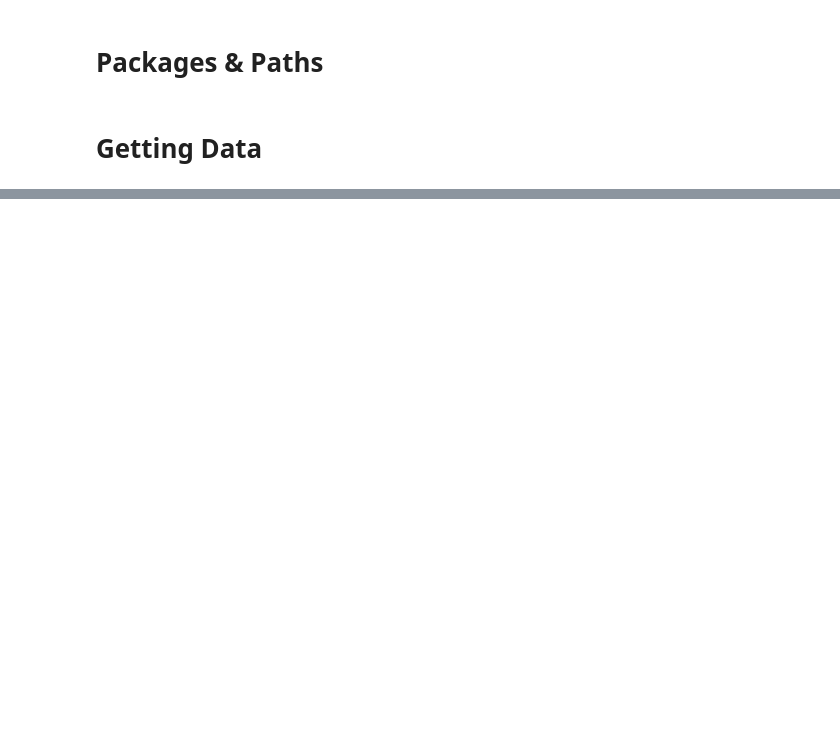
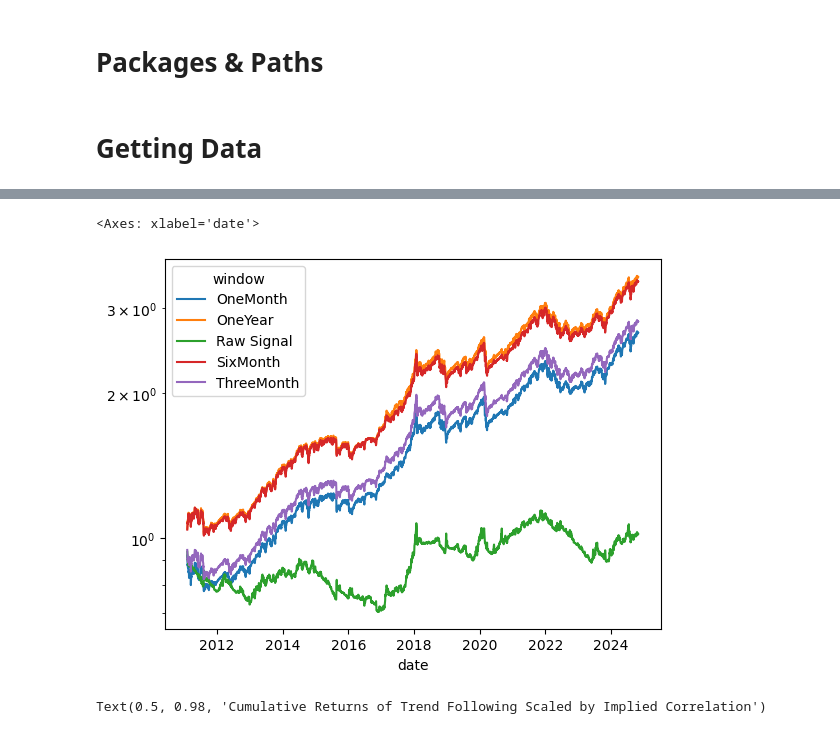
Before and after one commit to diegodalvarez/TrendSystem, a Jupyter notebook: Research/SignalResearch/1ImpliedCorrelationSignals.ipynb, the cells around one changed output, grey strips where cells are left out. Saved outputs shown, nothing was run; the diff lists cells and outputs as text; code cells hidden in the pictures; blank space fills up the shorter version.

Commit message:
Fix Implied Correlation

```diff
--- a/Research/SignalResearch/1ImpliedCorrelationSignals.ipynb
+++ b/Research/SignalResearch/1ImpliedCorrelationSignals.ipynb
@@ -581,0 +78,21 @@ Dao, T.-L., Nguyen, T.-T., Deremble, C., Lempérière, Y., Bouchaud, J.-P., & Po
+# %%
+df_corr_scaled_rtn = (df_combined
+    .assign(adj_val = lambda x: x.scaler * x.px_diff)
+    [["ticker", "date", "px_diff", "window", "adj_val"]])
+# %%
+df_signal = (df_corr_scaled_rtn
+    .pivot(index = ["date", "ticker", "px_diff"], columns = "window", values = "adj_val")
+    .reset_index()
+    .melt(id_vars = ["date", "ticker"])
+    .assign(name = lambda x: x.ticker + "-" + x.window)
+    .pivot(index = "date", columns = "name", values = "value")
+    .apply(lambda x: x / x.ewm(span = 10, adjust = False).std())
+    .apply(lambda x: x.ewm(span = 100, adjust = False).mean())
+    .shift()
+    .reset_index()
+    .melt(id_vars = "date", value_name = "signal")
+    .assign(
+        ticker = lambda x: x.name.str.split("-").str[0],
+        window = lambda x: x.name.str.split("-").str[1])
+    .drop(columns = ["name"])
+    .replace({"px_diff": "Raw Signal"}))
@@ -581,0 +111,18 @@ Dao, T.-L., Nguyen, T.-T., Deremble, C., Lempérière, Y., Bouchaud, J.-P., & Po
+# %%
+df_signal_rtn = (df_signal
+    .merge(right = df_px, how = "inner", on = ["date", "ticker"])
+    .assign(
+        name       = lambda x: x.ticker + "-" + x.window,
+        signal_rtn = lambda x: x.signal * x.px_rtn))
+# %%
+df_vol_rtn = (df_signal_rtn
+    .pivot(index = "date", columns = "window", values = "signal_rtn")
+    .apply(lambda x: x * (0.1 / (x.ewm(span = 100, adjust = False).std() * np.sqrt(252))))
+    .apply(lambda x: np.where(np.abs(x) > 0.1, np.nan, x)))
+# %%
+(df_vol_rtn
+    .apply(lambda x: np.cumprod(1 + x))
+    .plot(logy = True))
+# %% [output]
+<Axes: xlabel='date'>
+[figure, added]
@@ -581,0 +138,18 @@ Dao, T.-L., Nguyen, T.-T., Deremble, C., Lempérière, Y., Bouchaud, J.-P., & Po
+# %%
+windows = df_combined.window.drop_duplicates().sort_values().to_list()
+fig, axes = plt.subplots(ncols = 3, nrows = 2, figsize = (20,10))
+
+for window, ax in zip(windows, axes.flatten()):
+
+    (df_combined
+        .loc[lambda x: x.window == window]
+        .assign(year = lambda x: pd.to_datetime(x.date).dt.year)
+        .loc[lambda x: x.year != x.year.min()]
+        .plot(
+            ax   = ax,
+            kind = "scatter", x = "signal", y = "cuml_pnl",
+            title = window))
+
+fig.suptitle("Cumulative Returns of Trend Following Scaled by Implied Correlation")
+# %% [output]
+Text(0.5, 0.98, 'Cumulative Returns of Trend Following Scaled by Implied Correlation')
```
Also changed, not shown: parts of 56 cells of this notebook.
